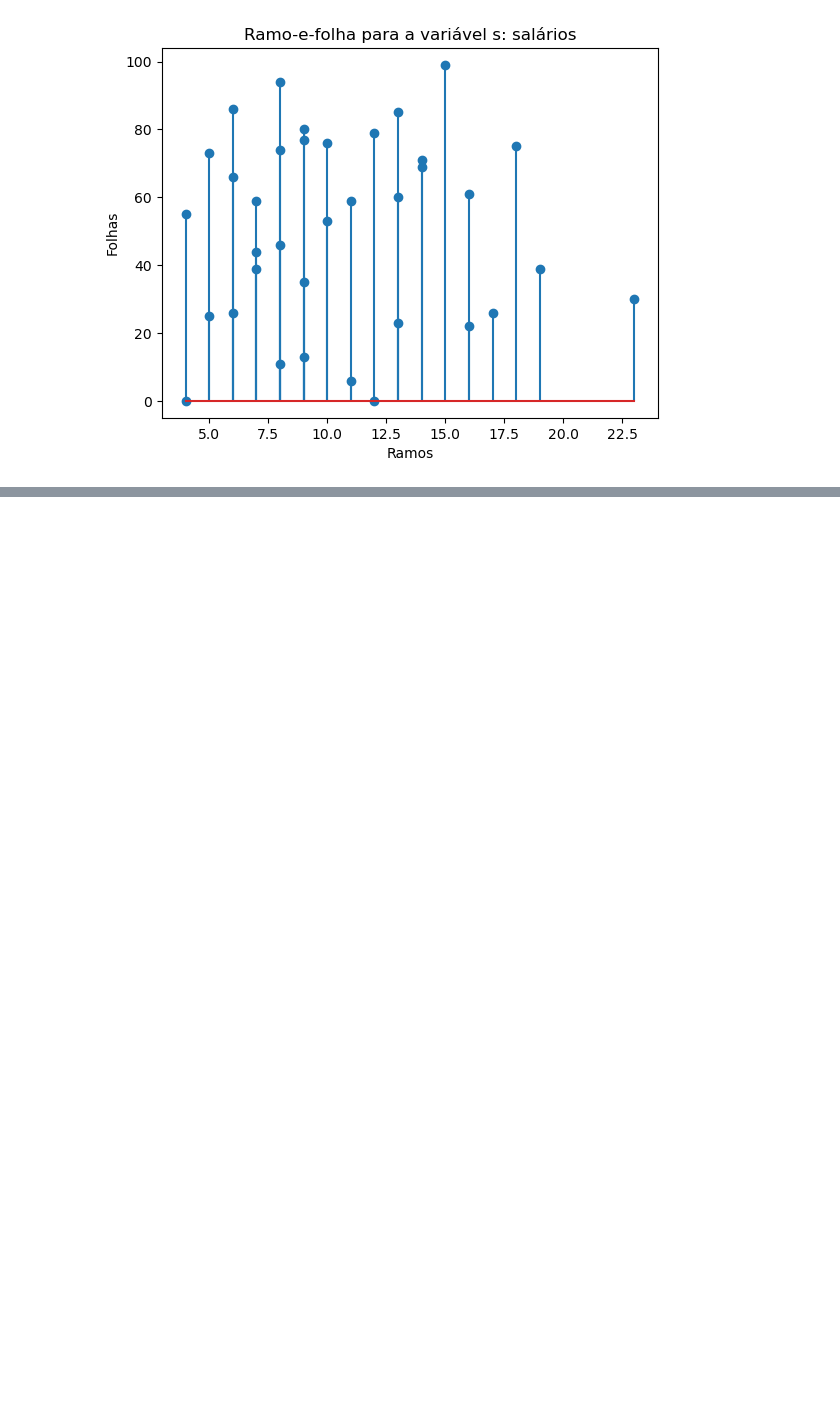
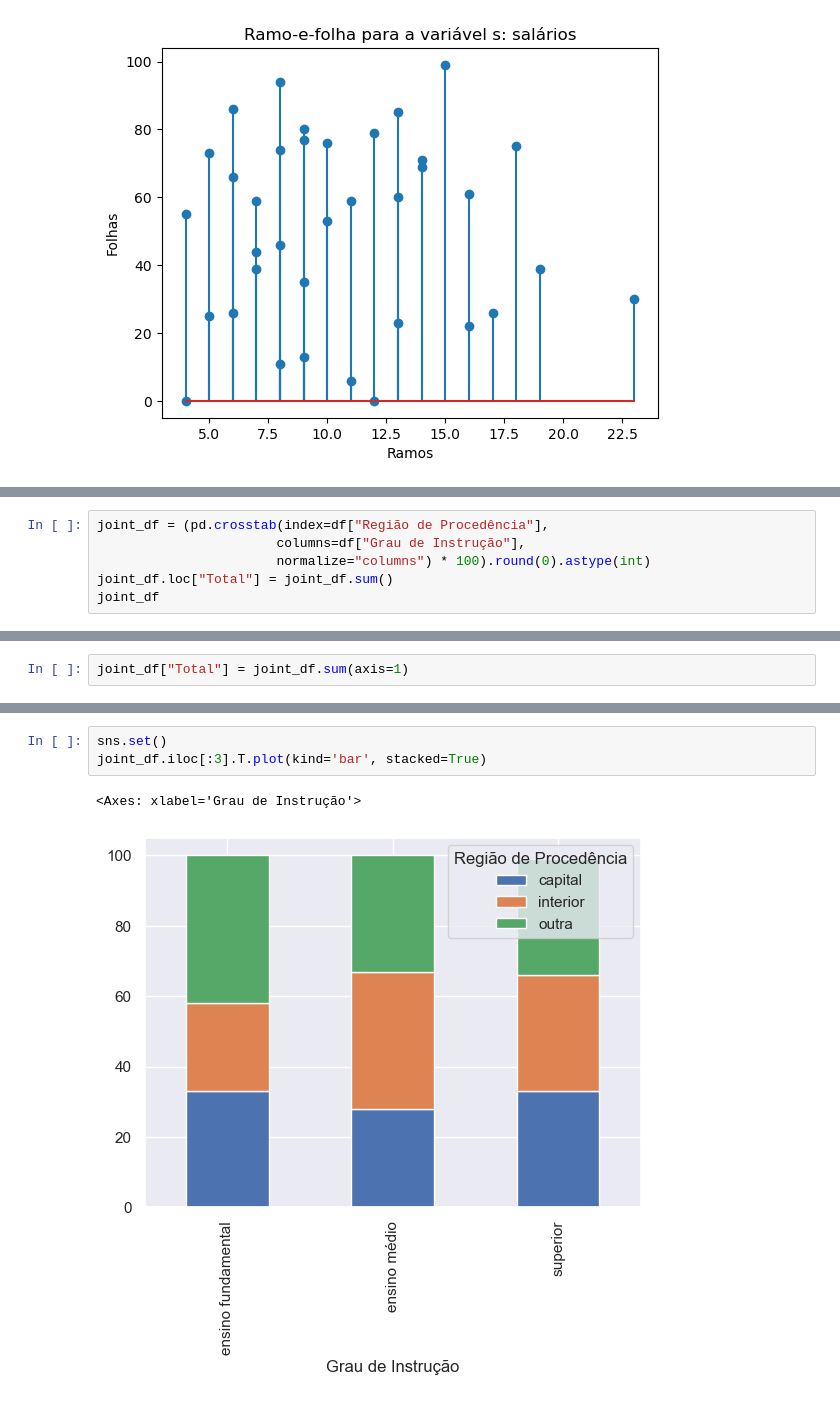
Before and after one commit to BrunoOlivei/estatistica, a Jupyter notebook: Exemplos.ipynb, the cells around one changed output, grey strips where cells are left out. Cells and saved outputs as stored; diff of their text form; blank space fills up the shorter version.

```diff
--- a/Exemplos.ipynb
+++ b/Exemplos.ipynb
@@ -121,0 +187,6 @@ plt.show()
+# %%
+joint_df = (pd.crosstab(index=df["Região de Procedência"],
+                       columns=df["Grau de Instrução"],
+                       normalize="columns") * 100).round(0).astype(int)
+joint_df.loc["Total"] = joint_df.sum()
+joint_df
@@ -121,0 +200,2 @@ plt.show()
+# %%
+joint_df["Total"] = joint_df.sum(axis=1)
@@ -121,0 +218,6 @@ plt.show()
+# %%
+sns.set()
+joint_df.iloc[:3].T.plot(kind='bar', stacked=True)
+# %% [output]
+<Axes: xlabel='Grau de Instrução'>
+[figure, added]
```
Also changed, not shown: parts of 13 cells of this notebook, 2 other files.
